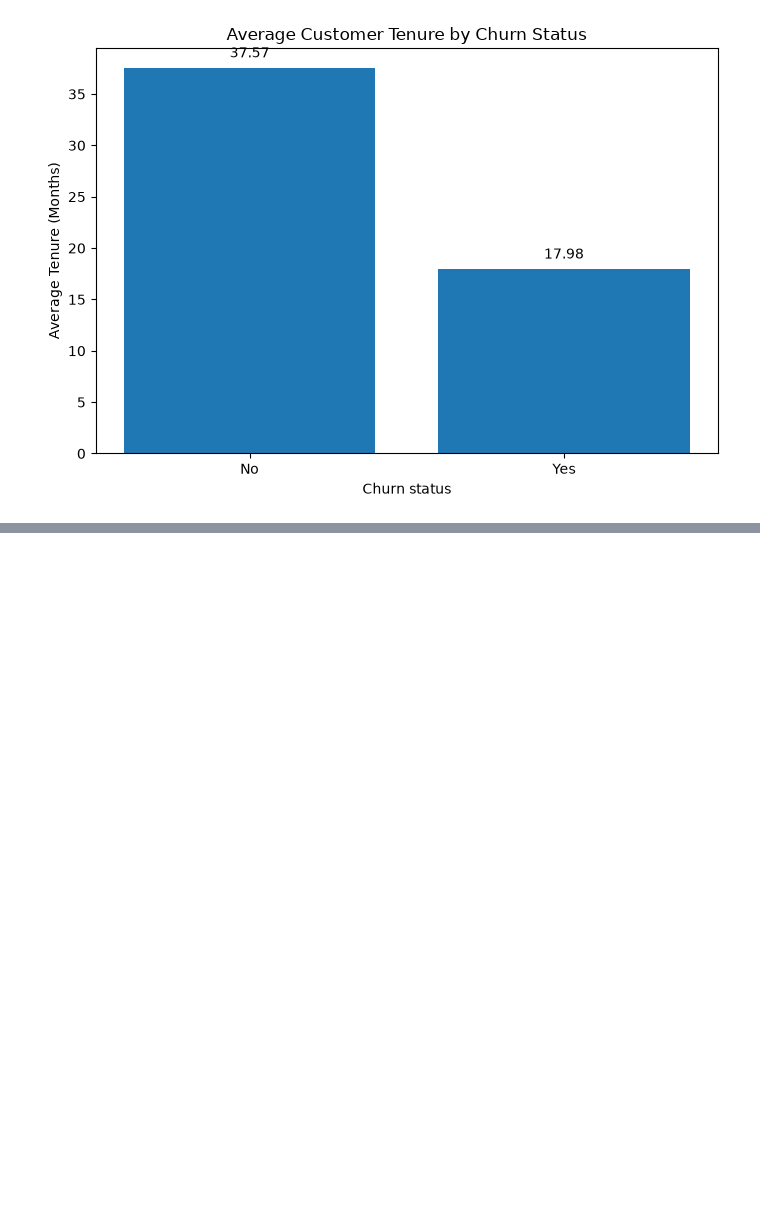
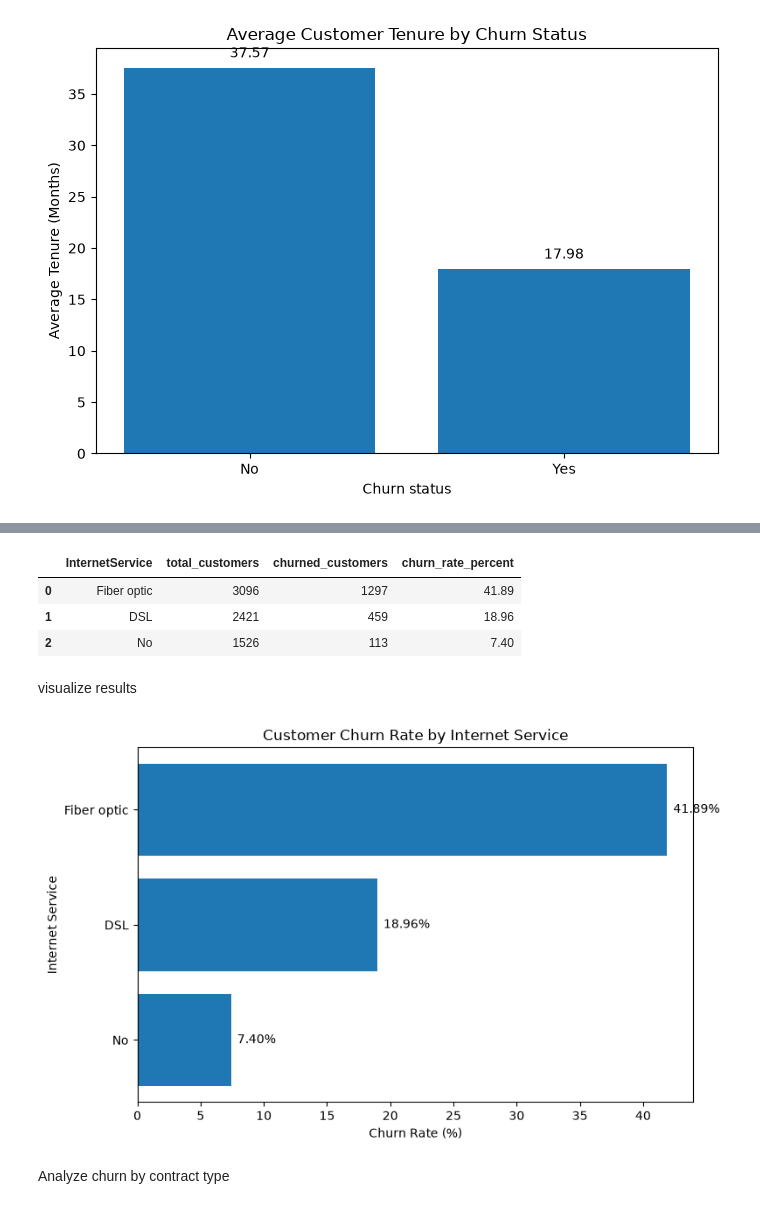
Before and after one commit to omaej78-star/Data-A, a Jupyter notebook: Churn_analysis.ipynb, the cells around one changed output, grey strips where cells are left out. Drawn from its saved outputs; the diff is of its cells as text; code cells hidden in the pictures; blank space fills up the shorter version.

```diff
--- a/Churn_analysis.ipynb
+++ b/Churn_analysis.ipynb
@@ -552,0 +627,56 @@ plt.show()
+# %%
+
+internet_churn = pd.read_sql(
+    text("""
+        SELECT
+            "InternetService",
+            COUNT(*) AS total_customers,
+
+            COUNT(*) FILTER (WHERE "Churn" = 'Yes') AS churned_customers,
+
+            ROUND(100.0 * COUNT(*) FILTER (WHERE "Churn" = 'Yes') / COUNT(*),2)
+            AS churn_rate_percent
+
+        FROM customers
+
+        GROUP BY "InternetService"
+
+        ORDER BY churn_rate_percent DESC;
+    """),
+    engine
+)
+
+display(internet_churn)
+# %% [output]
+|  | InternetService | total_customers | churned_customers | churn_rate_percent |
+| 0 | Fiber optic | 3096 | 1297 | 41.89 |
+| 1 | DSL | 2421 | 459 | 18.96 |
+| 2 | No | 1526 | 113 | 7.40 |
+# %% [markdown]
+visualize results
+# %%
+
+import matplotlib.pyplot as plt
+
+plot_data = internet_churn.sort_values("churn_rate_percent")
+
+plt.figure(figsize=(8, 5))
+
+plt.barh(
+    plot_data["InternetService"].astype(str),
+    plot_data["churn_rate_percent"]
+)
+
+plt.title("Customer Churn Rate by Internet Service")
+plt.xlabel("Churn Rate (%)")
+plt.ylabel("Internet Service")
+
+for position, value in enumerate(plot_data["churn_rate_percent"]):
+    plt.text(value + 0.5, position, f"{value:.2f}%", va="center")
+
+plt.tight_layout()
+plt.show()
+# %% [output]
+[figure, added]
+# %% [markdown]
+Analyze churn by contract type
```
Also changed, not shown: parts of 28 cells of this notebook.
